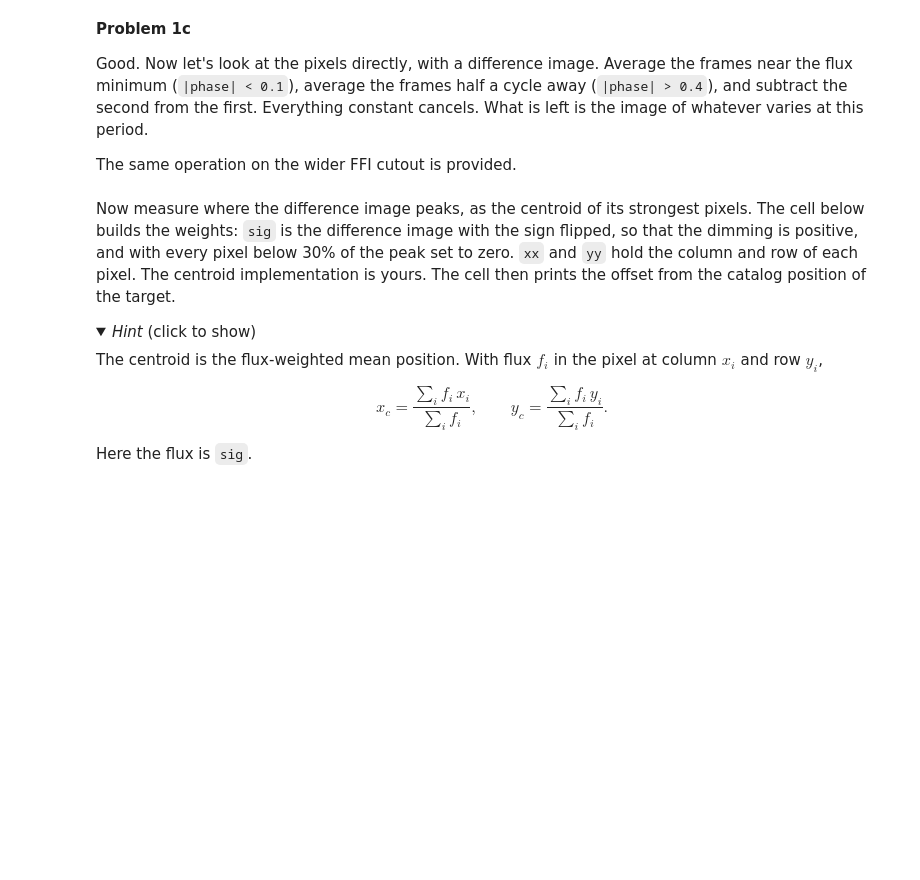
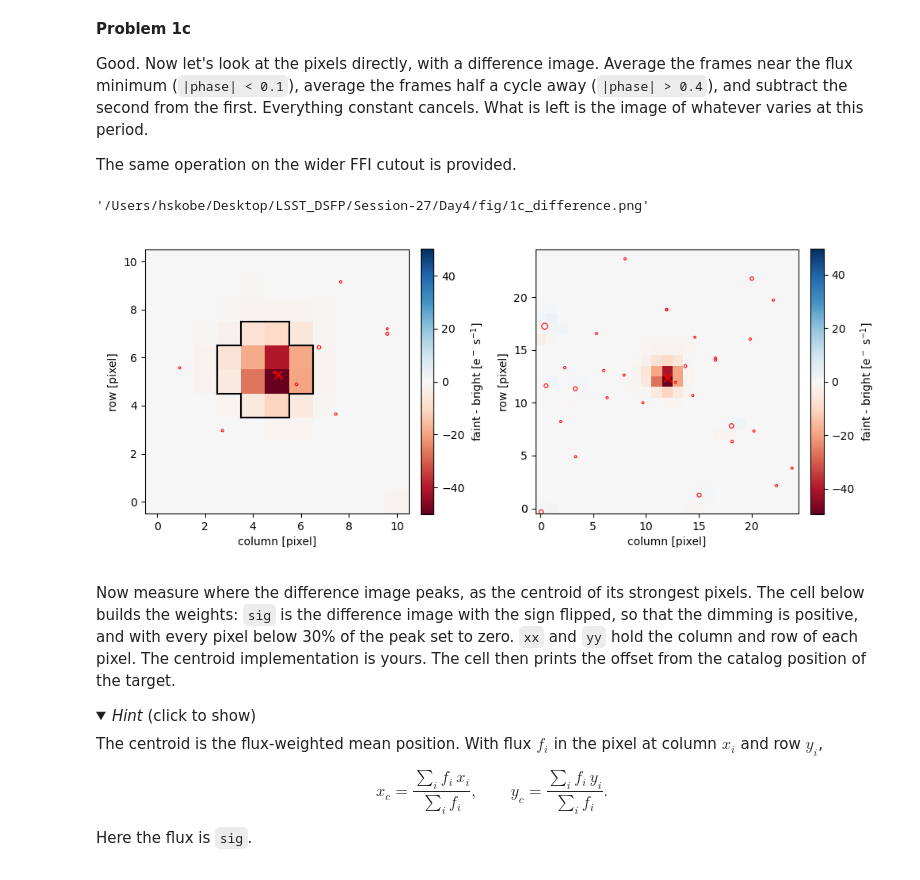
Before and after one commit to hskobe/Session-27, a Jupyter notebook: Day4/PhotometryAndCotrending.ipynb, the cells around one changed output. Saved outputs shown, nothing was run; the diff lists cells and outputs as text; code cells hidden in the pictures; folded sections open; blank space fills up the shorter version.

```diff
--- a/Day4/PhotometryAndCotrending.ipynb
+++ b/Day4/PhotometryAndCotrending.ipynb
@@ -229,23 +283,26 @@ is the image of whatever varies at this period.
 
 The same operation on the wider FFI cutout is provided.
 # %%
-faint = # complete
-bright = # complete
-diff = # complete
+faint = (tpf[np.abs(phase) < 0.1].mean(axis=0)) # complete
+bright = (tpf[np.abs(phase) > 0.4].mean(axis=0)) # complete
+diff = (faint-bright) # complete
 
 wphase = px.fold(star["wide_time"], period, t0)
 wdiff = (star["wide"][np.abs(wphase) < 0.1].mean(axis=0)
          - star["wide"][np.abs(wphase) > 0.4].mean(axis=0))
 
 fig, axs = plt.subplots(1, 2, figsize=(10, 4.2))
 lab = "faint - bright [e$^-$ s$^{-1}$]"
 for ax, img, wide in ((axs[0], diff, False), (axs[1], wdiff, True)):
     vmax = np.abs(img).max()
     px.plot_image(ax, img, star, wide=wide, cmap="RdBu", vmin=-vmax,
                   vmax=vmax, label=lab)
 px.outline_mask(axs[0], aper, color="k")
 fig.tight_layout()
 px.savefig(fig, "1c_difference")
+# %% [output]
+'/Users/hskobe/Desktop/LSST_DSFP/Session-27/Day4/fig/1c_difference.png'
+[figure, added]
 # %% [markdown]
 Now measure where the difference image peaks, as the centroid of its
 strongest pixels.  The cell below builds the weights: `sig` is the
```
Also changed, not shown: parts of 12 cells of this notebook, 6 other files.
